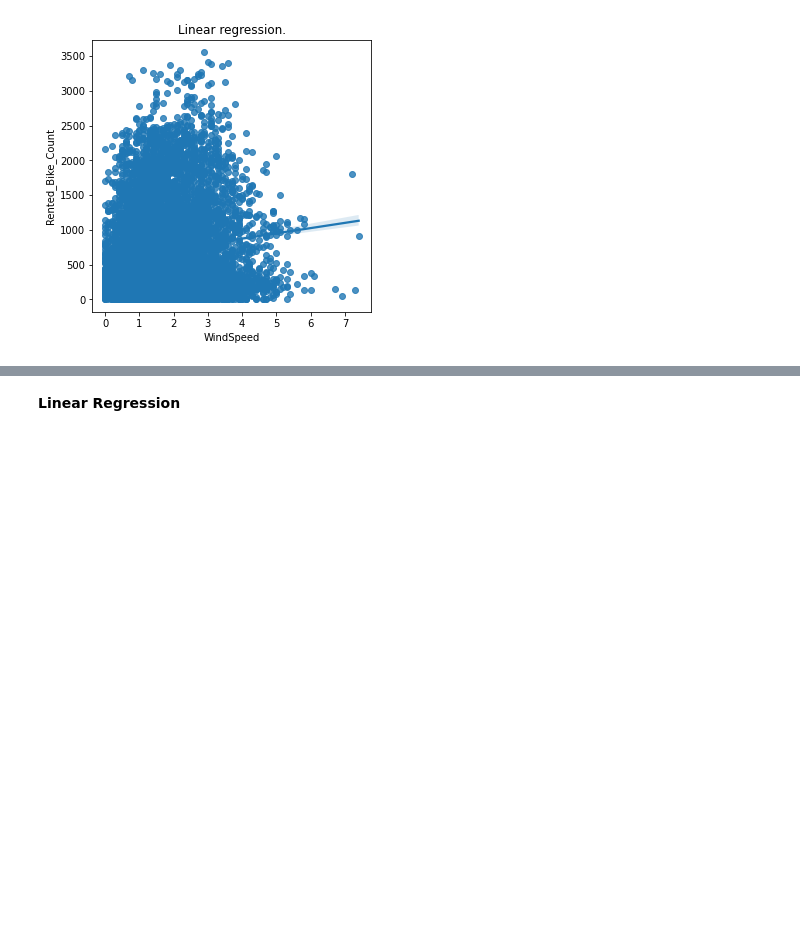
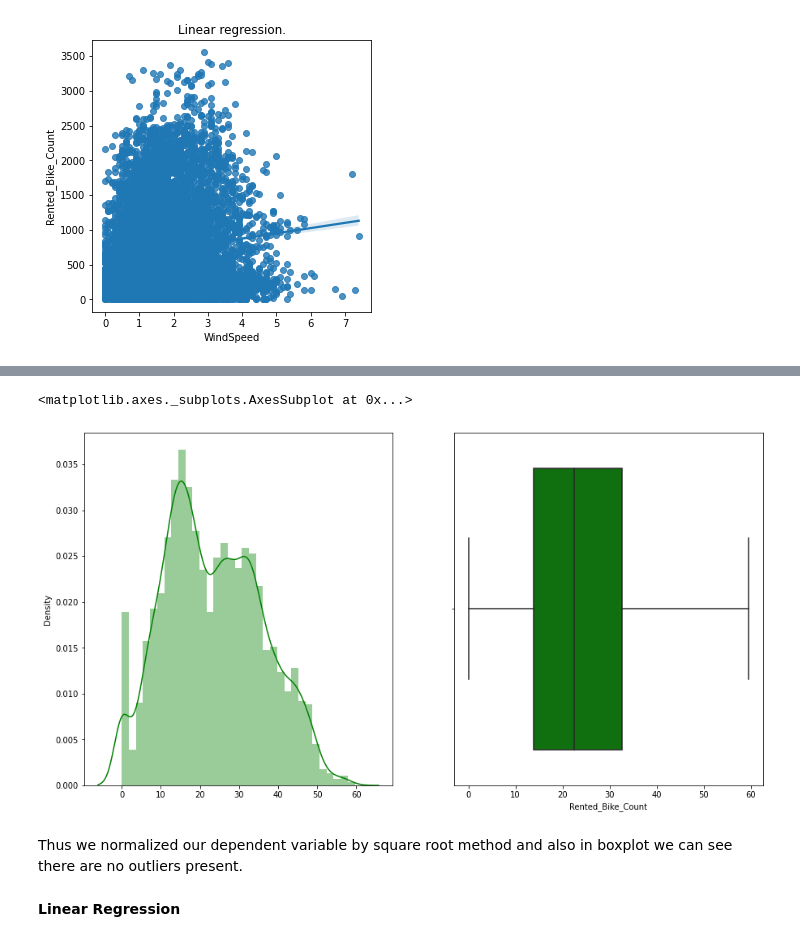
Before and after one commit to Anupa-123/Bike-sharing-demand-prediction, a Jupyter notebook: Bike_Sharing_Demand_Prediction_Capstone_Project.ipynb, the cells around one changed output, grey strips where cells are left out. Saved outputs shown, nothing was run; the diff lists cells and outputs as text; code cells hidden in the pictures; blank space fills up the shorter version.

```diff
--- a/Bike_Sharing_Demand_Prediction_Capstone_Project.ipynb
+++ b/Bike_Sharing_Demand_Prediction_Capstone_Project.ipynb
@@ -765,3 +771,14 @@ sns.regplot(x=df['WindSpeed'],y=df['Rented_Bike_Count'])
+# %%
+# Normalizing  our target variable by squre root method
+
+f, axes = plt.subplots(1, 2,figsize=(15,8))
+sns.distplot(x=np.sqrt(df['Rented_Bike_Count']),color='g',ax=axes[0])
+sns.boxplot(x=np.sqrt(df['Rented_Bike_Count']),color='g',ax=axes[1])
+# %% [output]
+<matplotlib.axes._subplots.AxesSubplot at 0x...>
+[figure, added]
+# %% [markdown]
+Thus we normalized our dependent variable by square root method and also in boxplot we can see there are no outliers present.
 # %% [markdown]
 **Linear Regression**
 # %%
```
Also changed, not shown: parts of 4 cells of this notebook.
